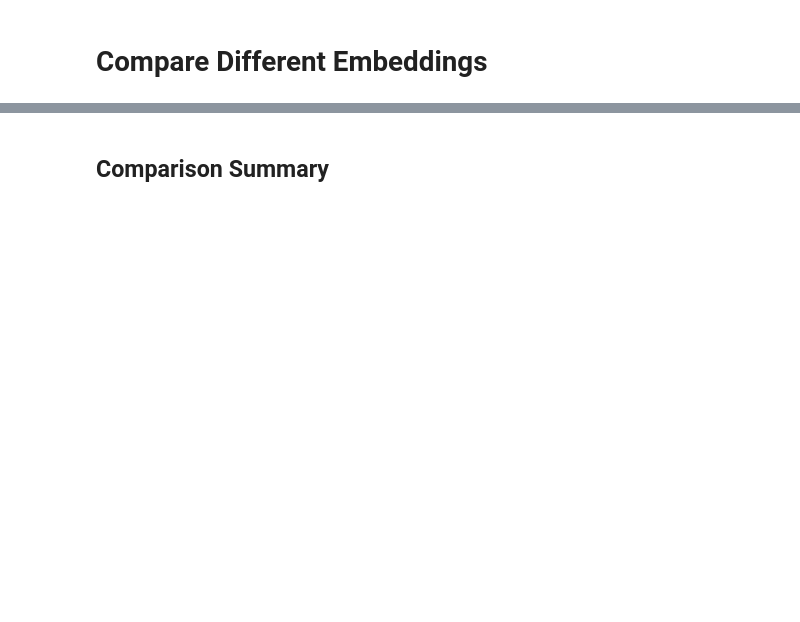
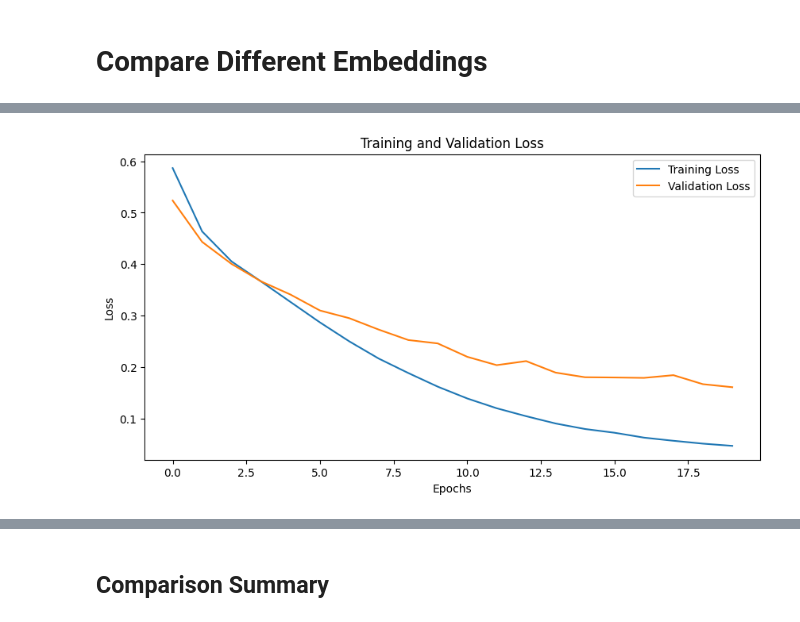
Before and after one commit to Lexian-6/Sentiment-Analysis-towards-COVID-19-on-Twitter, a Jupyter notebook: Pytorch_LSTM.ipynb, the cells around one changed output, grey strips where cells are left out. Cells and saved outputs as stored; diff of their text form; code cells hidden in the pictures; blank space fills up the shorter version.

```diff
--- a/Pytorch_LSTM.ipynb
+++ b/Pytorch_LSTM.ipynb
@@ -721,0 +1552,17 @@ print("Training complete")
+# %%
+import numpy as np
+import torch
+
+# Assuming tokenizer is already fitted
+word_index = tokenizer.word_index
+
+# Create embedding matrix
+embedding_matrix = np.zeros((len(word_index) + 1, embedding_dim))
+
+for word, i in word_index.items():
+    if word in word2vec_model:
+        embedding_vector = word2vec_model[word]
+        embedding_matrix[i] = embedding_vector
+
+# Convert to PyTorch tensor
+embedding_matrix = torch.tensor(embedding_matrix, dtype=torch.float32)
@@ -721,0 +1640,80 @@ print("Training complete")
+# %%
+# Parameters
+num_input = len(word_index) + 1  # Vocabulary size
+embedding_dim = 300  # Dimension of embeddings
+num_hid = 256  # Number of hidden units
+num_out = 3  # Number of output classes
+num_layers = 4  # Number of LSTM layers
+dropout_prob = 0.2  # Dropout probability
+learning_rate = 0.0015  # Learning rate
+num_epochs = 20  # Number of epochs
+
+# Instantiate model, loss function, and optimizer
+model = CustomLSTMWithAttention(num_input=num_input, num_hid=num_hid, num_out=num_out, num_layers=num_layers, dropout_prob=dropout_prob, embedding_matrix=embedding_matrix)
+optimizer = optim.Adam(model.parameters(), lr=learning_rate)
+criterion = nn.CrossEntropyLoss()
+
+# Define lists to store loss and accuracy
+train_losses = []
+val_losses = []
+train_accuracies = []
+val_accuracies = []
+
+# Training loop
+for epoch in range(num_epochs):
+    model.train()
+    total_train_loss = 0
+    correct_train = 0
+    total_train = 0
+
+    for sequences, labels in train_loader:
+        optimizer.zero_grad()
+        hidden_seq, output = model(sequences)
+        loss = criterion(output, labels)
+        loss.backward()
+        optimizer.step()
+        total_train_loss += loss.item()
+
+        _, predicted = torch.max(output, 1)
+        correct_train += (predicted == labels).sum().item()
+        total_train += labels.size(0)
+
+    avg_train_loss = total_train_loss / len(train_loader)
+    train_losses.append(avg_train_loss)
+    train_accuracy = correct_train / total_train
+    train_accuracies.append(train_accuracy)
+
+    # Validation loop
+    model.eval()
+    total_val_loss = 0
+    correct_val = 0
+    total_val = 0
+
+    with torch.no_grad():
+        for sequences, labels in val_loader:
+            hidden_seq, output = model(sequences)
+            loss = criterion(output, labels)
+            total_val_loss += loss.item()
+
+            _, predicted = torch.max(output, 1)
+            correct_val += (predicted == labels).sum().item()
+            total_val += labels.size(0)
+
+    avg_val_loss = total_val_loss / len(val_loader)
+    val_losses.append(avg_val_loss)
+    val_accuracy = correct_val / total_val
+    val_accuracies.append(val_accuracy)
+
+    print(f'Epoch [{epoch+1}/{num_epochs}], Train Loss: {avg_train_loss:.4f}, Val Loss: {avg_val_loss:.4f}, '
+          f'Train Acc: {train_accuracy:.4f}, Val Acc: {val_accuracy:.4f}')
+
+# Plot training and validation loss
+plt.figure(figsize=(10, 5))
+plt.plot(train_losses, label='Training Loss')
+plt.plot(val_losses, label='Validation Loss')
+plt.xlabel('Epochs')
+plt.ylabel('Loss')
+plt.legend()
+plt.title('Training and Validation Loss')
+plt.show()
+# %% [output]
@@ -721,0 +1740 @@ print("Training complete")
+[figure, added]
```
Also changed, not shown: parts of 68 cells of this notebook.
